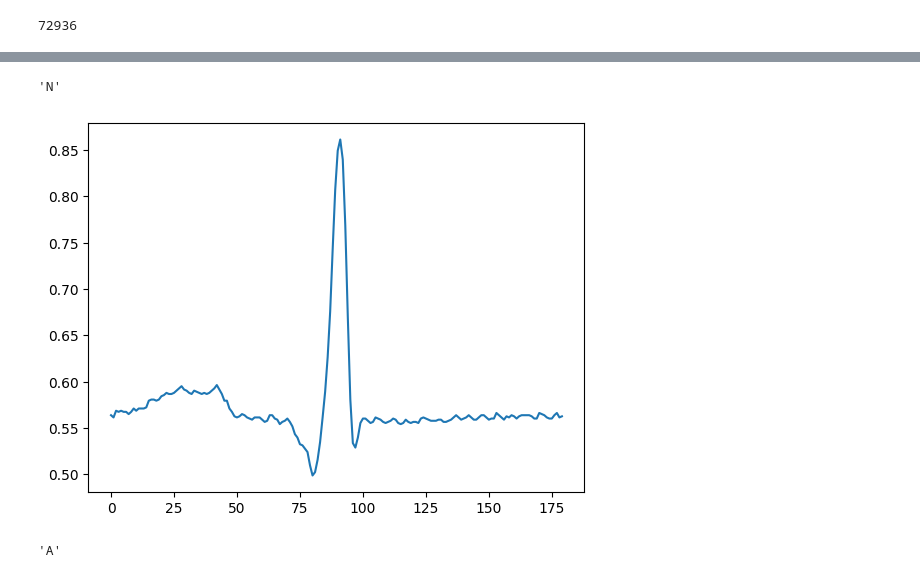
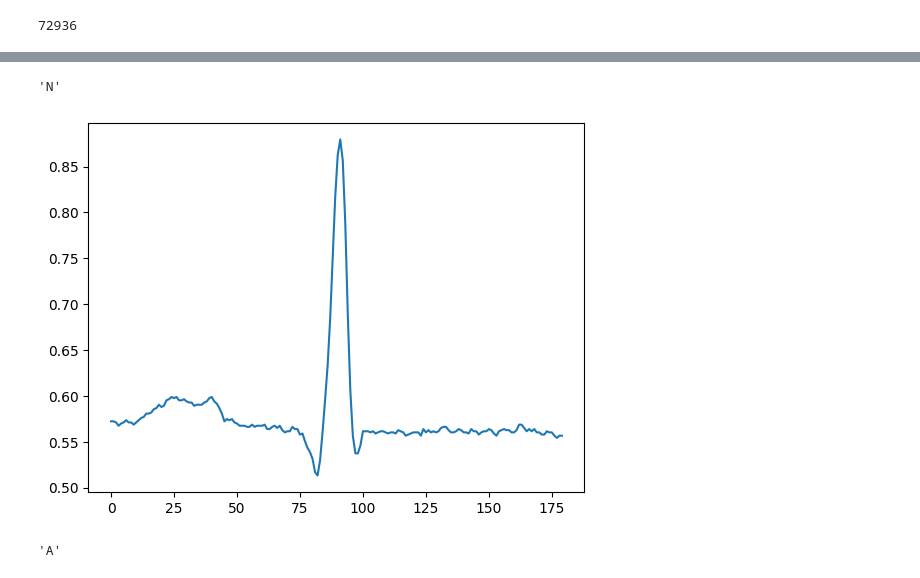
Before and after one commit to sjjtu/MAthesis, a Jupyter notebook: code/explore_mitbih.ipynb, the cells around one changed output, grey strips where cells are left out. Saved outputs shown, nothing was run; the diff lists cells and outputs as text; code cells hidden in the pictures.

```diff
--- a/code/explore_mitbih.ipynb
+++ b/code/explore_mitbih.ipynb
@@ -146,7 +147,7 @@ for i, peak in enumerate(qrs.qrs_inds[1:-1]):
 # %%
 df = []
 ann_list = []
-window_size = 360 # seems to be common
+window_size = 180 # seems to be common
 for pat_id in patients:
     print('record number', pat_id)
     record = wfdb.rdrecord(data+pat_id,smooth_frames=True)
@@ -231,9 +234,9 @@ ann_list.count("N")
 # %%
-plt.plot(df[2])
-ann_list[1]
+plt.plot(df[23])
+ann_list[23]
 # %% [output]
 'N'
-[figure, old version]
+[figure, new version]
 # %%
 plt.plot(df[6])
 ann_list[6]
```
Also changed, not shown: parts of 11 cells of this notebook, 2 other files.
